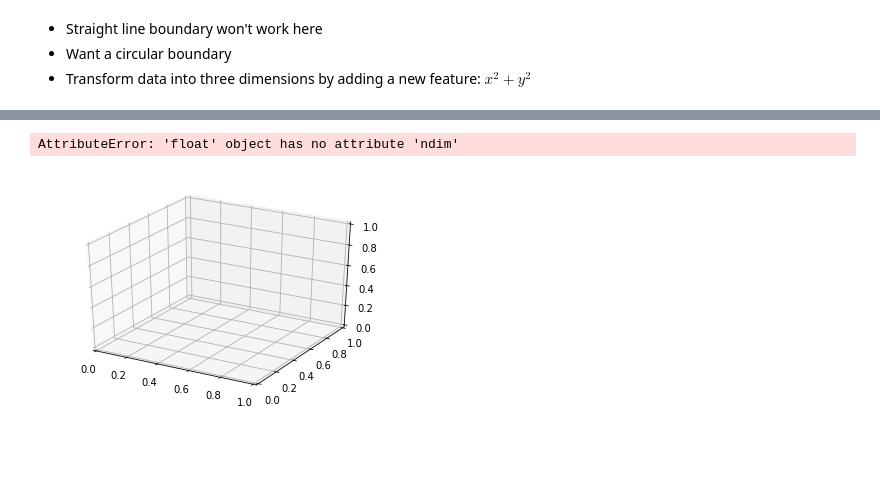
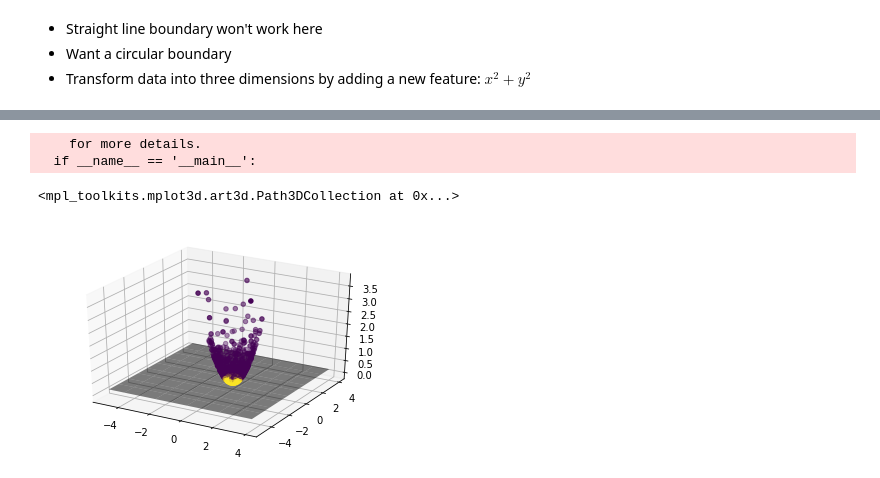
Before and after one commit to brianmcguckin/thinkful_unit_03_deeper_supervised_learning, a Jupyter notebook: 03_04_02_the_kernel_trick.ipynb, the cells around one changed output, grey strips where cells are left out. Saved outputs shown, nothing was run; the diff lists cells and outputs as text; code cells hidden in the pictures; blank space fills up the shorter version.

```diff
--- a/03_04_02_the_kernel_trick.ipynb
+++ b/03_04_02_the_kernel_trick.ipynb
@@ -43,13 +40,19 @@ ax.scatter(xs=data.x, ys=data.y, zs=data.x2_y2, zdir='z', c=data.d)
 # %%
+from mpl_toolkits.mplot3d import Axes3D
+
+data['x2_y2'] = data.x**2 + data.y**2
+
 fig = plt.figure()
 ax = fig.add_subplot(111, projection='3d')
 xx, yy = np.meshgrid(range(-5, 5, 1), range(-5, 5, 1))
-ax.plot_surface(xx, yy, .2, color='k', alpha=.5)
+ax.plot_surface(xx, yy, np.atleast_2d(.2), color='k', alpha=.5)
 ax.hold(True)
 ax.scatter(xs=data.x, ys=data.y, zs=data.x2_y2, zdir='z', c=data.d)
 # %% [output]
-AttributeError: 'float' object has no attribute 'ndim'
+    for more details.
+  if __name__ == '__main__':
+<mpl_toolkits.mplot3d.art3d.Path3DCollection at 0x...>
-[figure, old version]
+[figure, new version]
 # %%
 circle1 = plt.Circle((0,0), np.sqrt(.2), color='k', alpha=.2)
 fig, ax = plt.subplots()
```
Also changed, not shown: parts of 4 cells of this notebook.
